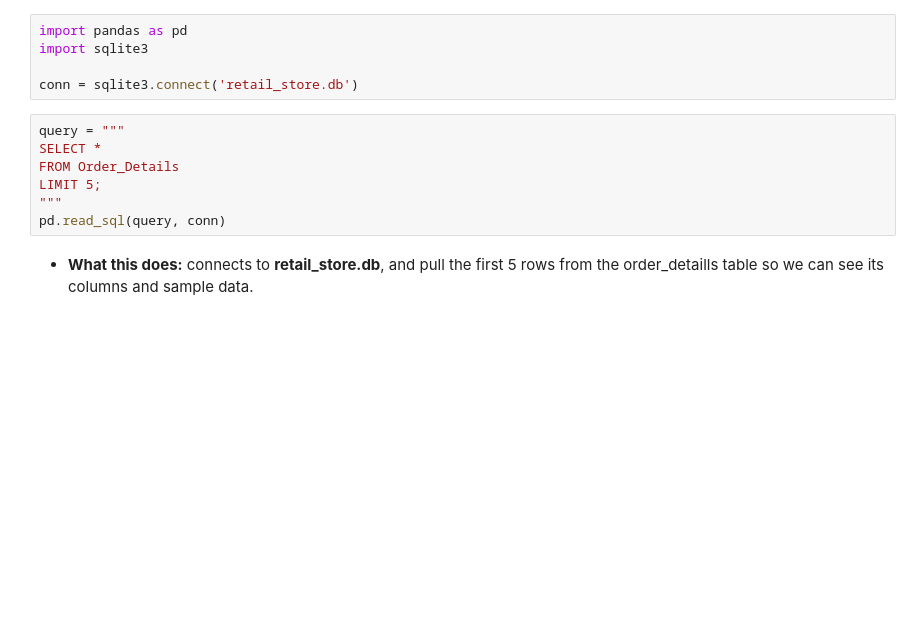
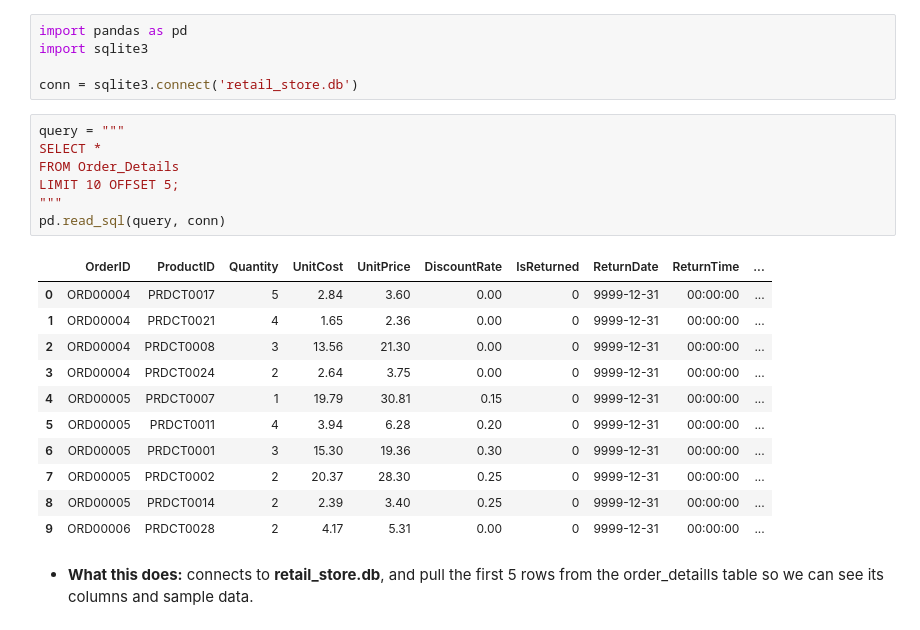
Before and after one commit to geff-ghost/notebooks, a Jupyter notebook: retail_data/MixedKnowledge.ipynb, the cells around one changed output. Cells and saved outputs as stored; diff of their text form; blank space fills up the shorter version.

```diff
--- a/retail_data/MixedKnowledge.ipynb
+++ b/retail_data/MixedKnowledge.ipynb
@@ -176,10 +175,22 @@ conn = sqlite3.connect('retail_store.db')
 # %%
 query = """
 SELECT *
 FROM Order_Details
-LIMIT 5;
+LIMIT 10 OFFSET 5;
 """
 pd.read_sql(query, conn)
+# %% [output]
+|  | OrderID | ProductID | Quantity | UnitCost | UnitPrice | DiscountRate | IsReturned | ReturnDate | ReturnTime | ... |
+| 0 | ORD00004 | PRDCT0017 | 5 | 2.84 | 3.60 | 0.00 | 0 | 9999-12-31 | 00:00:00 | ... |
+| 1 | ORD00004 | PRDCT0021 | 4 | 1.65 | 2.36 | 0.00 | 0 | 9999-12-31 | 00:00:00 | ... |
+| 2 | ORD00004 | PRDCT0008 | 3 | 13.56 | 21.30 | 0.00 | 0 | 9999-12-31 | 00:00:00 | ... |
+| 3 | ORD00004 | PRDCT0024 | 2 | 2.64 | 3.75 | 0.00 | 0 | 9999-12-31 | 00:00:00 | ... |
+| 4 | ORD00005 | PRDCT0007 | 1 | 19.79 | 30.81 | 0.15 | 0 | 9999-12-31 | 00:00:00 | ... |
+| 5 | ORD00005 | PRDCT0011 | 4 | 3.94 | 6.28 | 0.20 | 0 | 9999-12-31 | 00:00:00 | ... |
+| 6 | ORD00005 | PRDCT0001 | 3 | 15.30 | 19.36 | 0.30 | 0 | 9999-12-31 | 00:00:00 | ... |
+| 7 | ORD00005 | PRDCT0002 | 2 | 20.37 | 28.30 | 0.25 | 0 | 9999-12-31 | 00:00:00 | ... |
+| 8 | ORD00005 | PRDCT0014 | 2 | 2.39 | 3.40 | 0.25 | 0 | 9999-12-31 | 00:00:00 | ... |
+| 9 | ORD00006 | PRDCT0028 | 2 | 4.17 | 5.31 | 0.00 | 0 | 9999-12-31 | 00:00:00 | ... |
 # %% [markdown]
 - **What this does:** connects to **retail_store.db**, and pull the first 5 rows from the order_detaills table so we can see its columns and sample data.
 # %% [markdown]
```
Also changed, not shown: parts of 64 cells of this notebook.
